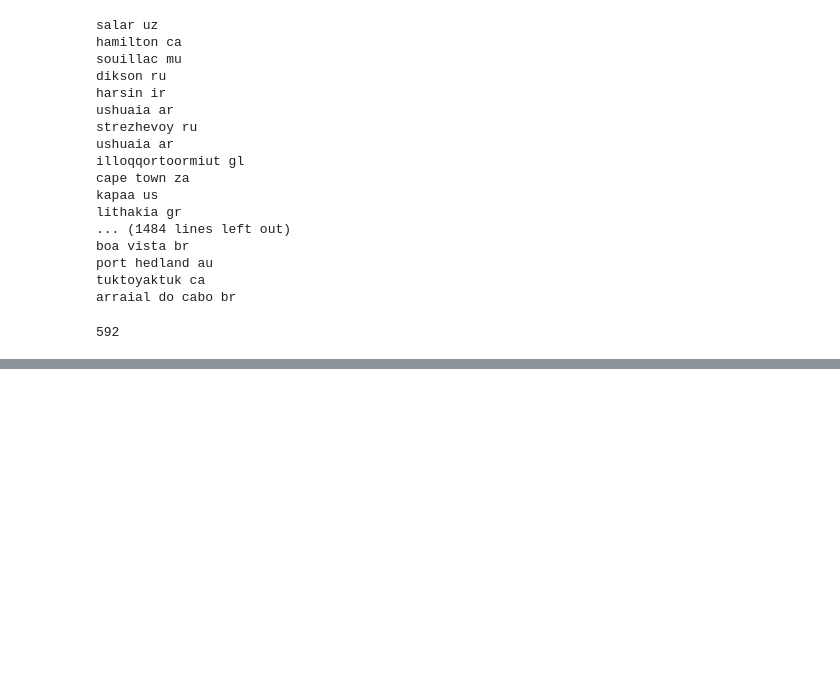
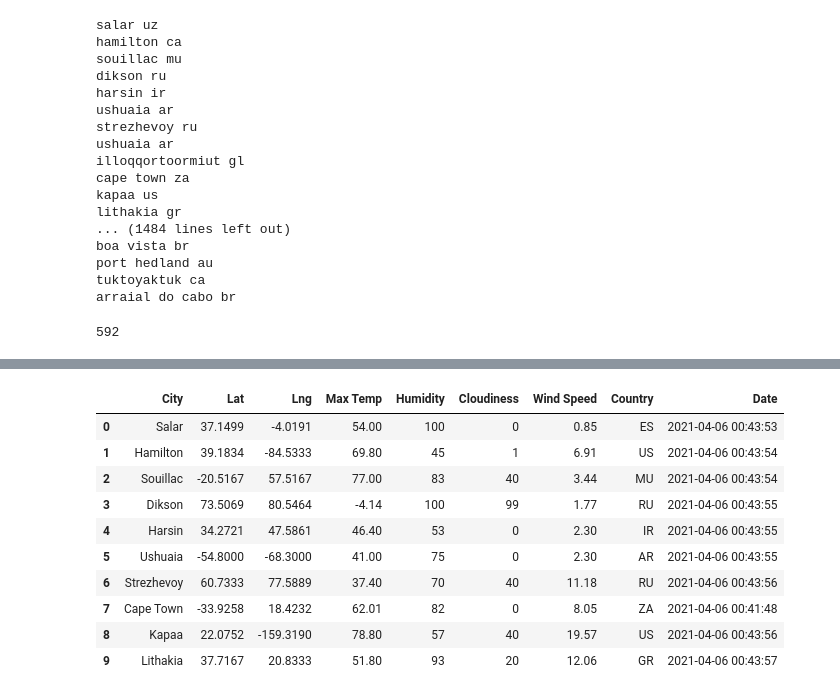
Before and after one commit to opeoje91/World_Weather_Analysis, a Jupyter notebook: WeatherPy.ipynb, the cells around one changed output, grey strips where cells are left out. Drawn from its saved outputs; the diff is of its cells as text; code cells hidden in the pictures; blank space fills up the shorter version.

```diff
--- a/WeatherPy.ipynb
+++ b/WeatherPy.ipynb
@@ -56,0 +66,4 @@ len(cities)
+# %%
+# Starting URL for Weather Map API Call.
+url = "http://api.openweathermap.org/data/2.5/weather?units=Imperial&APPID=" + weather_api_key
+print(url)
@@ -56,0 +148,16 @@ len(cities)
+# %%
+# Convert the array of dictionaries to a Pandas DataFrame.
+city_data_df = pd.DataFrame(city_data)
+city_data_df.head(10)
+# %% [output]
+|  | City | Lat | Lng | Max Temp | Humidity | Cloudiness | Wind Speed | Country | Date |
+| 0 | Salar | 37.1499 | -4.0191 | 54.00 | 100 | 0 | 0.85 | ES | 2021-04-06 00:43:53 |
+| 1 | Hamilton | 39.1834 | -84.5333 | 69.80 | 45 | 1 | 6.91 | US | 2021-04-06 00:43:54 |
+| 2 | Souillac | -20.5167 | 57.5167 | 77.00 | 83 | 40 | 3.44 | MU | 2021-04-06 00:43:54 |
+| 3 | Dikson | 73.5069 | 80.5464 | -4.14 | 100 | 99 | 1.77 | RU | 2021-04-06 00:43:55 |
+| 4 | Harsin | 34.2721 | 47.5861 | 46.40 | 53 | 0 | 2.30 | IR | 2021-04-06 00:43:55 |
+| 5 | Ushuaia | -54.8000 | -68.3000 | 41.00 | 75 | 0 | 2.30 | AR | 2021-04-06 00:43:55 |
+| 6 | Strezhevoy | 60.7333 | 77.5889 | 37.40 | 70 | 40 | 11.18 | RU | 2021-04-06 00:43:56 |
+| 7 | Cape Town | -33.9258 | 18.4232 | 62.01 | 82 | 0 | 8.05 | ZA | 2021-04-06 00:41:48 |
+| 8 | Kapaa | 22.0752 | -159.3190 | 78.80 | 57 | 40 | 19.57 | US | 2021-04-06 00:43:56 |
+| 9 | Lithakia | 37.7167 | 20.8333 | 51.80 | 93 | 20 | 12.06 | GR | 2021-04-06 00:43:57 |
```
Also changed, not shown: parts of 7 cells of this notebook, 3 other files.
